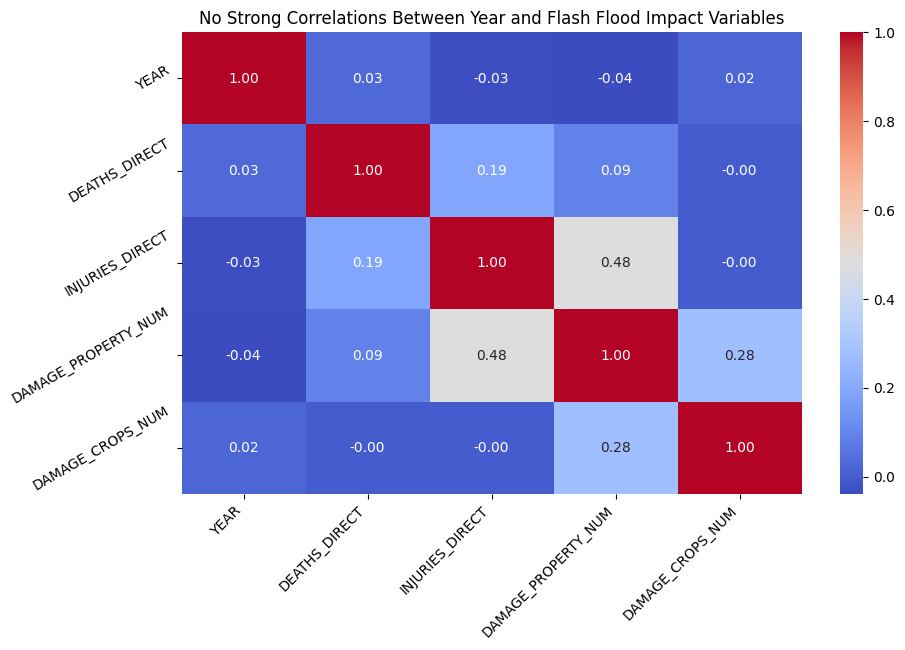
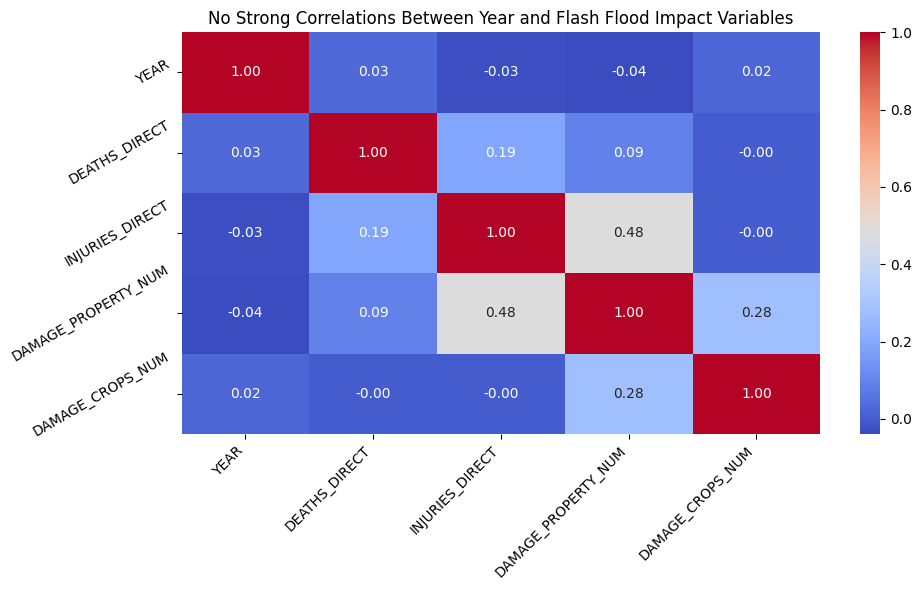
Unified diff of the notebook cell whose output changed from the first chart to the second:
--- before
+++ after
@@ -23,3 +23,4 @@
 plt.yticks(rotation=30, va="center")
 
+plt.tight_layout()
 plt.show()

Commit: Added code to generate bar plot that measures frequency of flash flooding events